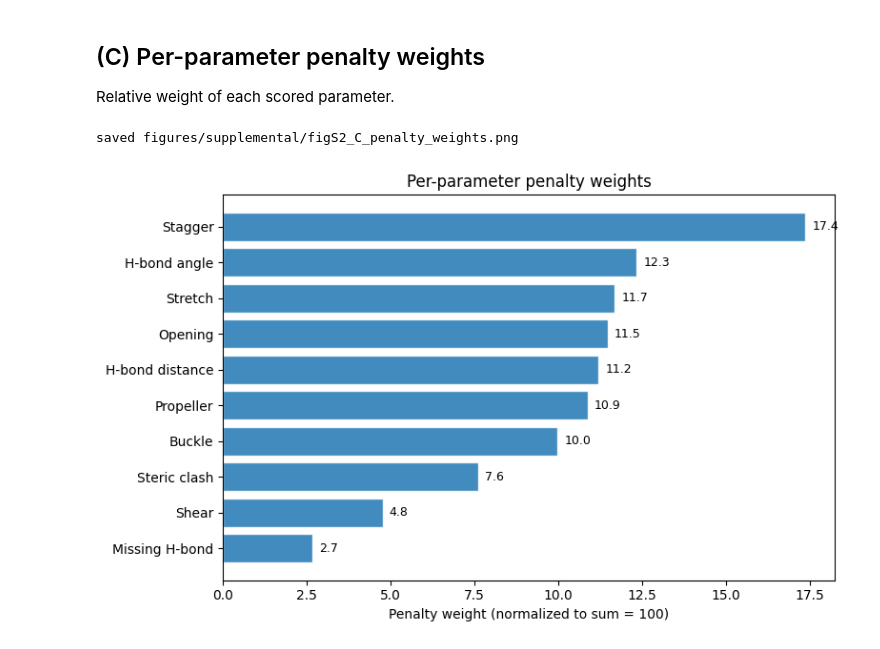
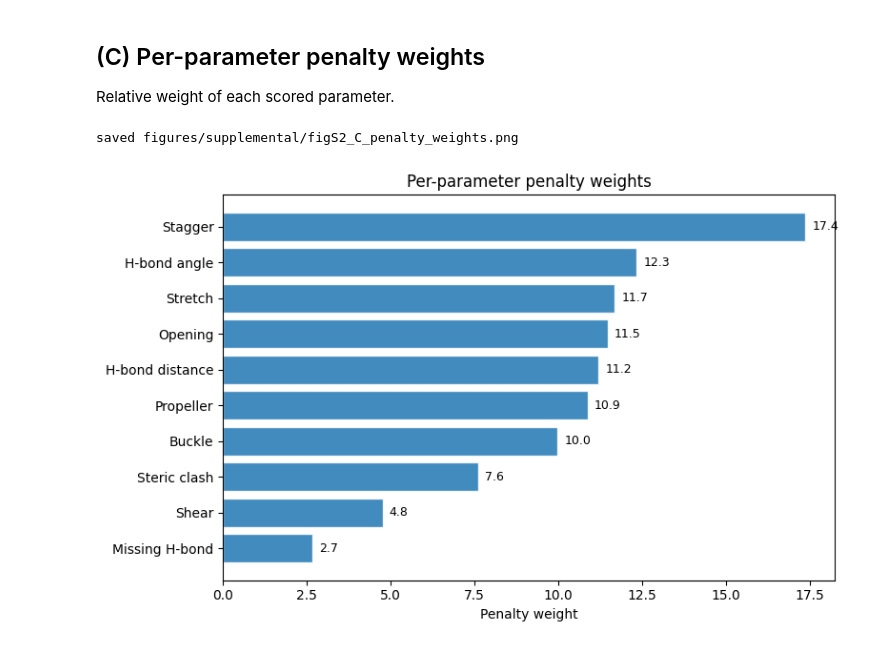
Before and after one commit to KamshinenD/PARSE-RNA-Analysis, a Jupyter notebook: notebooks/supplemental_figures/figS2.ipynb, the cells around one changed output. Saved outputs shown, nothing was run; the diff lists cells and outputs as text; code cells hidden in the pictures.

```diff
--- a/notebooks/supplemental_figures/figS2.ipynb
+++ b/notebooks/supplemental_figures/figS2.ipynb
@@ -204,20 +204,20 @@ Relative weight of each scored parameter.
 # %%
 LABEL = {"stagger": "Stagger", "hbond_angles": "H-bond angle", "stretch": "Stretch",
          "opening": "Opening", "distance": "H-bond distance", "propeller": "Propeller",
          "buckle": "Buckle", "shear": "Shear", "incorrect_hbond_count": "Missing H-bond",
          "clash": "Steric clash"}
 items = sorted(WEIGHTS.items(), key=lambda kv: kv[1])
 names = [LABEL.get(k, k) for k, _ in items]
 vals = [v for _, v in items]
 fig, ax = plt.subplots(figsize=(8, 5))
 ax.barh(names, vals, color="tab:blue", alpha=0.85, edgecolor="white")
-ax.set_xlabel("Penalty weight (normalized to sum = 100)")
+ax.set_xlabel("Penalty weight")
 ax.set_title("Per-parameter penalty weights")
 for i, v in enumerate(vals):
     ax.text(v + 0.2, i, f"{v:.1f}", va="center", fontsize=9)
 fig.tight_layout()
 print("saved", savefig(fig, "figS2_C_penalty_weights.png"))
 plt.show()
 # %% [output]
 saved figures/supplemental/figS2_C_penalty_weights.png
-[figure, old version]
+[figure, new version]
```
Also changed, not shown: 2 other files.
